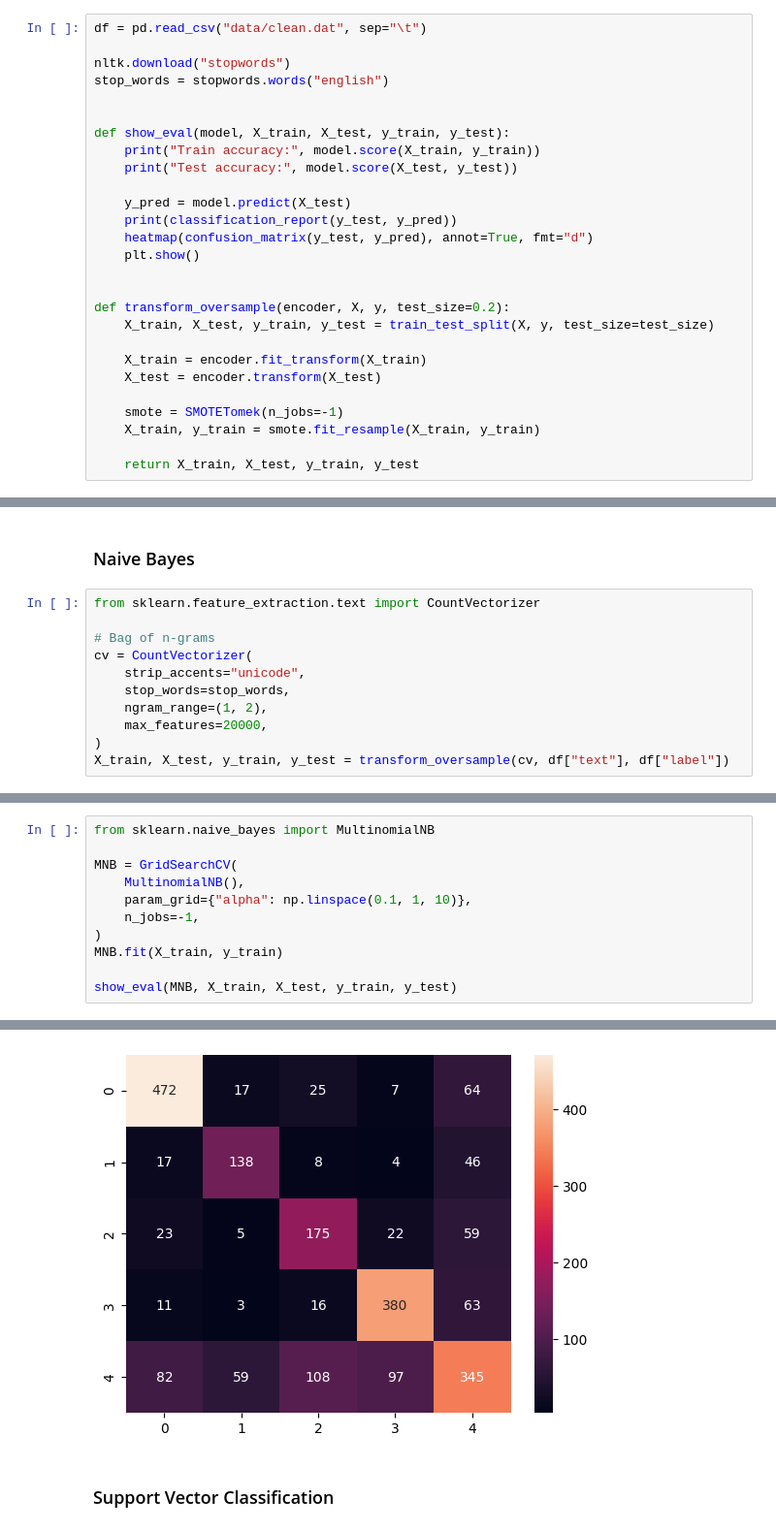
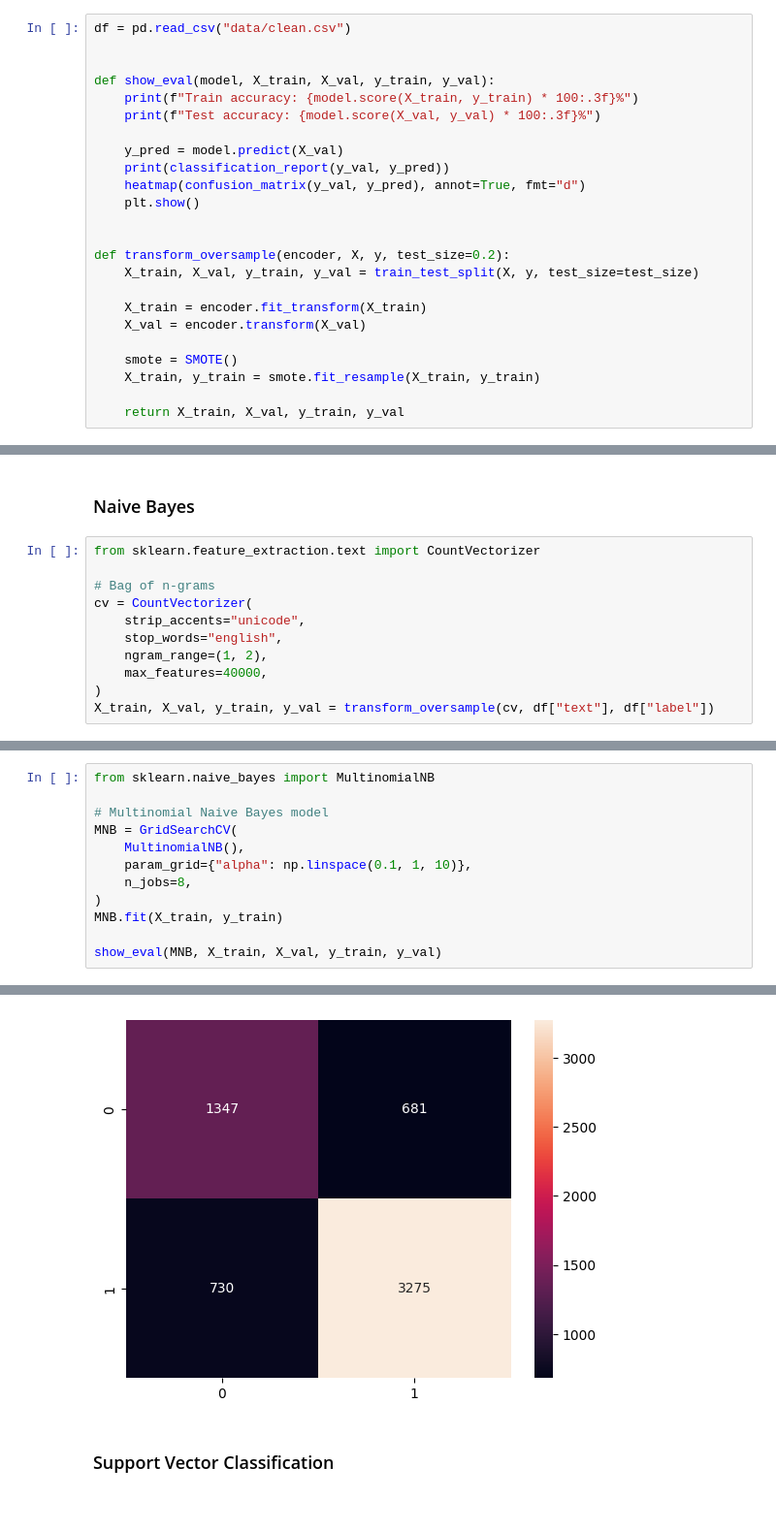
Before and after one commit to TemariVirus/NLPR-Project, a Jupyter notebook: classification.ipynb, the cells around one changed output, grey strips where cells are left out. Shown at 97% size. Saved outputs shown, nothing was run; the diff lists cells and outputs as text.

```diff
--- a/classification.ipynb
+++ b/classification.ipynb
@@ -99,29 +39,26 @@ from seaborn import heatmap
 from sklearn.metrics import classification_report, confusion_matrix
 from sklearn.model_selection import train_test_split, GridSearchCV
 # %%
-df = pd.read_csv("data/clean.dat", sep="\t")
-
-nltk.download("stopwords")
-stop_words = stopwords.words("english")
+df = pd.read_csv("data/clean.csv")
 
 
-def show_eval(model, X_train, X_test, y_train, y_test):
-    print("Train accuracy:", model.score(X_train, y_train))
-    print("Test accuracy:", model.score(X_test, y_test))
+def show_eval(model, X_train, X_val, y_train, y_val):
+    print(f"Train accuracy: {model.score(X_train, y_train) * 100:.3f}%")
+    print(f"Test accuracy: {model.score(X_val, y_val) * 100:.3f}%")
 
-    y_pred = model.predict(X_test)
-    print(classification_report(y_test, y_pred))
-    heatmap(confusion_matrix(y_test, y_pred), annot=True, fmt="d")
+    y_pred = model.predict(X_val)
+    print(classification_report(y_val, y_pred))
+    heatmap(confusion_matrix(y_val, y_pred), annot=True, fmt="d")
     plt.show()
 
 
 def transform_oversample(encoder, X, y, test_size=0.2):
-    X_train, X_test, y_train, y_test = train_test_split(X, y, test_size=test_size)
+    X_train, X_val, y_train, y_val = train_test_split(X, y, test_size=test_size)
 
     X_train = encoder.fit_transform(X_train)
-    X_test = encoder.transform(X_test)
+    X_val = encoder.transform(X_val)
 
-    smote = SMOTETomek(n_jobs=-1)
+    smote = SMOTE()
     X_train, y_train = smote.fit_resample(X_train, y_train)
 
-    return X_train, X_test, y_train, y_test
+    return X_train, X_val, y_train, y_val
@@ -174,8 +122,8 @@ from sklearn.feature_extraction.text import CountVectorizer
 # Bag of n-grams
 cv = CountVectorizer(
     strip_accents="unicode",
-    stop_words=stop_words,
+    stop_words="english",
     ngram_range=(1, 2),
-    max_features=20000,
+    max_features=40000,
 )
-X_train, X_test, y_train, y_test = transform_oversample(cv, df["text"], df["label"])
+X_train, X_val, y_train, y_val = transform_oversample(cv, df["text"], df["label"])
@@ -192,12 +130,13 @@ Name: count, dtype: int64
 # %%
 from sklearn.naive_bayes import MultinomialNB
 
+# Multinomial Naive Bayes model
 MNB = GridSearchCV(
     MultinomialNB(),
     param_grid={"alpha": np.linspace(0.1, 1, 10)},
-    n_jobs=-1,
+    n_jobs=8,
 )
 MNB.fit(X_train, y_train)
 
-show_eval(MNB, X_train, X_test, y_train, y_test)
+show_eval(MNB, X_train, X_val, y_train, y_val)
 # %% [output]
@@ -217,4 +153,4 @@ weighted avg       0.67      0.67      0.67      2246
-[figure, old version]
+[figure, new version]
 # %% [markdown]
 ### Support Vector Classification
 # %%
```
Also changed, not shown: parts of 28 cells of this notebook, 2 other files.
